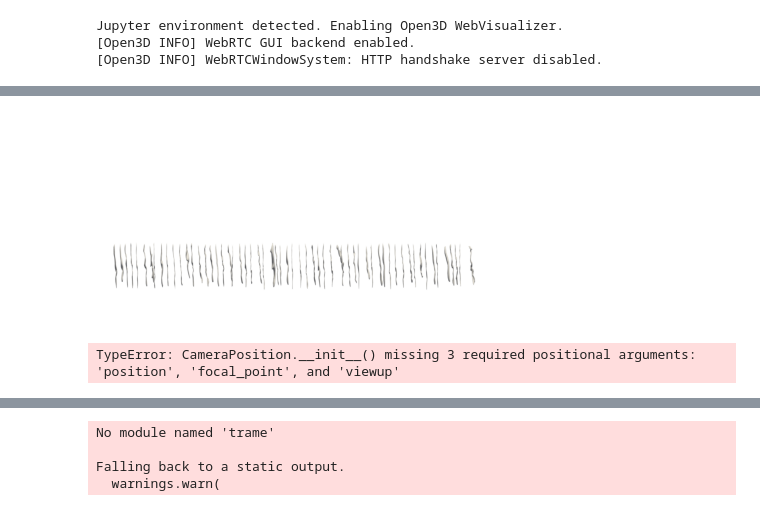
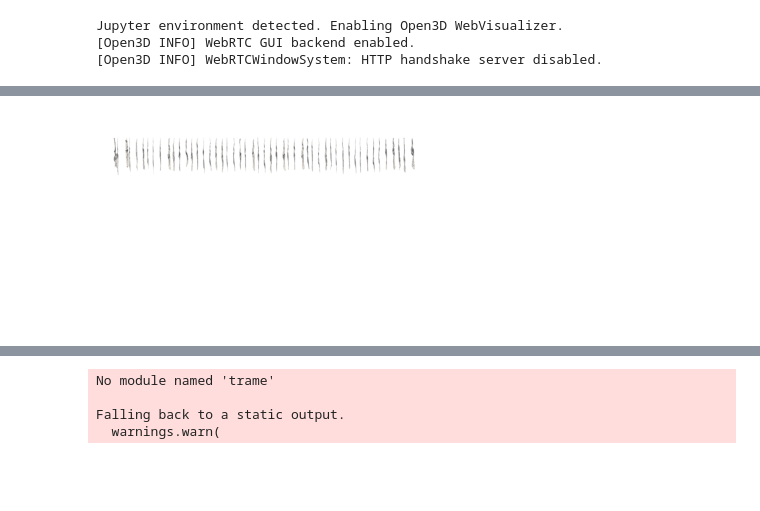
Before and after one commit to Vivikar/central-sulcus-analysis, a Jupyter notebook: shape_features/3_GeneratePlots.ipynb, the cells around one changed output, grey strips where cells are left out. Cells and saved outputs as stored; diff of their text form; code cells hidden in the pictures; blank space fills up the shorter version.

```diff
--- a/shape_features/3_GeneratePlots.ipynb
+++ b/shape_features/3_GeneratePlots.ipynb
@@ -78,11 +91,11 @@ plt.show()
 # %%
-ismap, sdm_transformed = pd.read_pickle('./meshes/n30d21/spam_isomap_meta.pkl')
-sulci_reg_keys = np.load('/mrhome/vladyslavz/git/central-sulcus-analysis/sulci_reg_keys.npy')
+ismap, sdm_transformed = pd.read_pickle('./meshes/n20d24_corr/spam_isomap_meta.pkl')
+sulci_reg_keys = np.load('/mrhome/vladyslavz/git/central-sulcus-analysis/sulci_reg_keys_corr.npy')
 # %%
 subj_isomap_df = pd.DataFrame([(x[16:17], x[21:],
                                 *sdm_transformed[i]) for i, x in enumerate(sulci_reg_keys[0])],
                               columns=['side', 'subject',
-                                       *['isomap_'+str(i) for i in range(21)]])
+                                       *['isomap_'+str(i) for i in range(24)]])
 subj_isomap_df
 # %% [output]
 |  | side | subject | isomap_0 | isomap_1 | isomap_2 | isomap_3 | isomap_4 | isomap_5 | isomap_6 | isomap_7 | ... |
@@ -101,2 +114,2 @@ subj_isomap_df
 # %%
-asmp = Path('/mrhome/vladyslavz/git/central-sulcus-analysis/shape_features/meshes/all_subj_meshes_reg/imgs')
+asmp = Path('/mrhome/vladyslavz/git/central-sulcus-analysis/shape_features/meshes/all_subj_meshes_reg')
@@ -103,41 +151,44 @@ asmp = Path('/mrhome/vladyslavz/git/central-sulcus-analysis/shape_features/meshe
+# %%
+good_ismoap_df = subj_isomap_df
+good_ismoap_df.reset_index(inplace=True)
 # %%
-TOTAL_IMGS = 60
+TOTAL_IMGS = 50
 isomap_dim = 'isomap_11'
 x_coords = np.linspace(0, 3000, TOTAL_IMGS)
 x_coords = x_coords - x_coords[0]+ 10
 
 background = Image.new('RGBA', (5000, 2000), (255, 255, 255, 255))
 draw = ImageDraw.Draw(background)
 font = ImageFont.truetype("/mrhome/vladyslavz/Downloads/Lato/Lato-Regular.ttf",
                           48)
-spam_loc = 1200
+spam_loc = 100
 
 resize_scale = 0.5
-padd = 1
+padd = 0
 
-sorted_indexes_array = subj_isomap_df.sort_values(by=isomap_dim, ascending=True).index.values
+sorted_indexes_array = good_ismoap_df.sort_values(by=isomap_dim, ascending=True).index.values
 spaced_idxs = np.round(np.linspace(0, len(sorted_indexes_array) - 1, TOTAL_IMGS)).astype(int)
 
 for idx, i in enumerate(spaced_idxs):
     # print(sorted_indexes_array[i])
-    subject = subj_isomap_df.iloc[sorted_indexes_array[i]].subject.strip('_')
-    side = subj_isomap_df.iloc[sorted_indexes_array[i]].side
+    subject = good_ismoap_df.iloc[sorted_indexes_array[i]].subject.strip('_')
+    side = good_ismoap_df.iloc[sorted_indexes_array[i]].side
     side = 'left' if side == 'l' else 'right'
-    img = Image.open(asmp/f'{subject}_{side}.png')
+    img = Image.open(asmp/f'imgs/{subject}_{side}.png')
 
     bbox = img.getbbox()
     spam_img = img.crop(bbox)
     spam_img = img.resize((int(spam_img.size[0]*resize_scale),
                                 int(spam_img.size[1]*resize_scale)))
     background.paste(spam_img, (int(x_coords[idx]) + padd*i, spam_loc), spam_img)
     # break
 
 background.save('out2.png')
 # plot
 background_img = plt.imread('out2.png')
 plt.imshow(background_img)
 # plt.axes().set_aspect('equal')
 plt.axis('off')
 plt.show()
 # %% [output]
-[figure, old version]
+[figure, new version]
@@ -151,5 +195 @@ spam_mpaths = spam_mpath.glob('*.ply')
-# %%
-pv.CameraPosition()
-# %% [output]
-TypeError: CameraPosition.__init__() missing 3 required positional arguments: 'position', 'focal_point', and 'viewup'
 # %%
```
Also changed, not shown: parts of 15 cells of this notebook, 4 other files.
